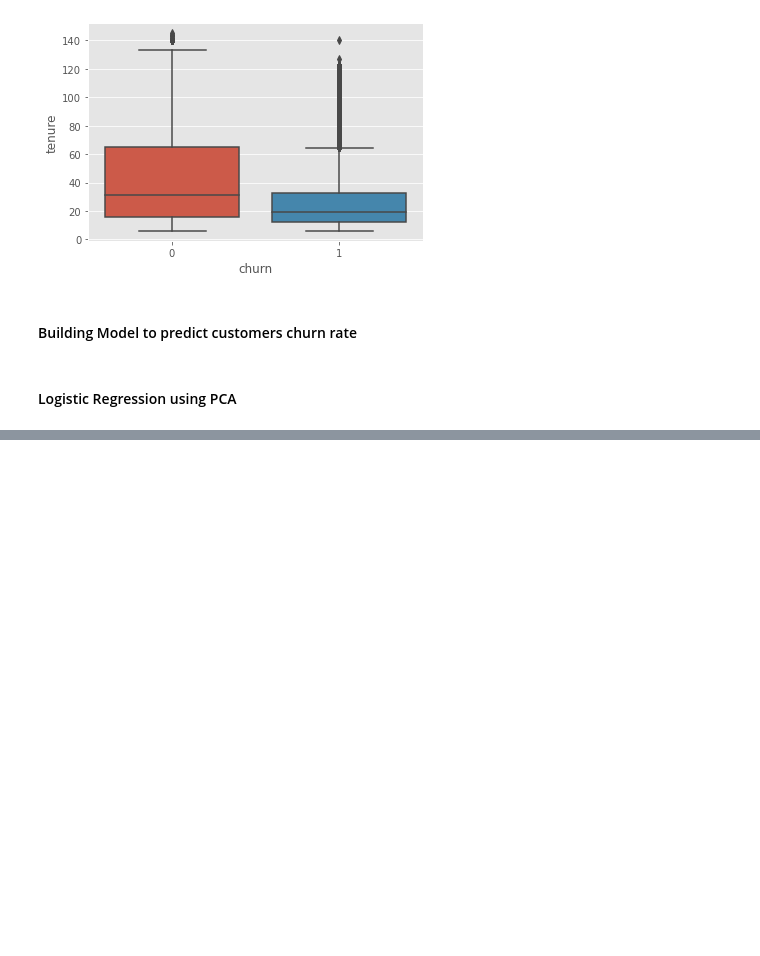
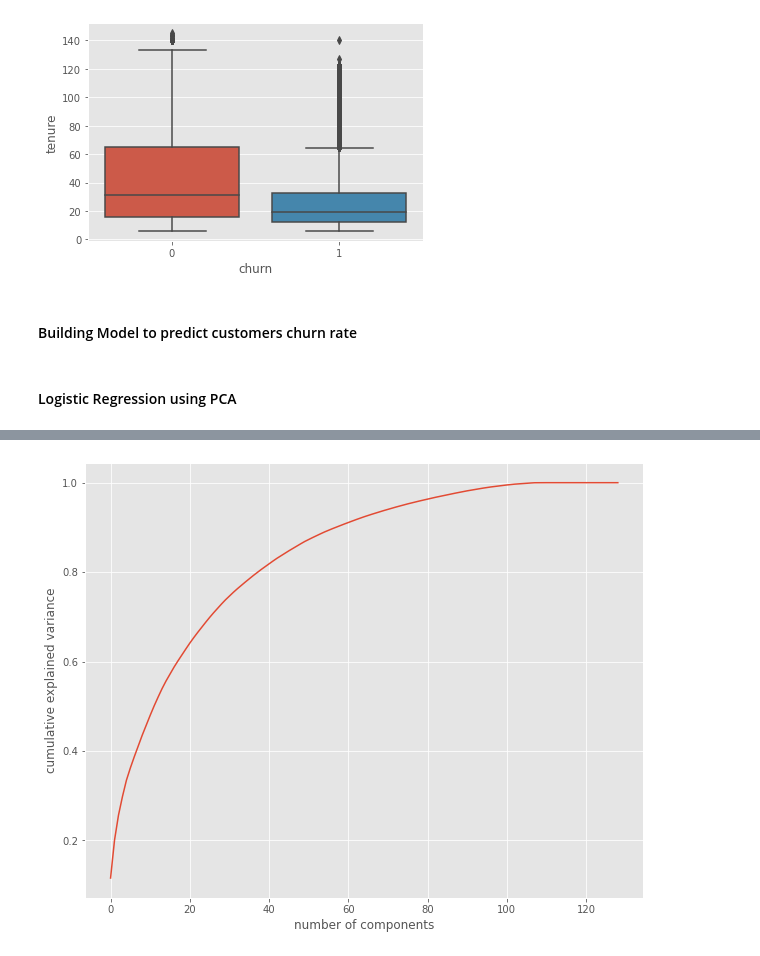
Before and after one commit to bappib/telecom_churn_CS, a Jupyter notebook: Telecom Churn Case Study - DS C52.ipynb, the cells around one changed output, grey strips where cells are left out. Saved outputs shown, nothing was run; the diff lists cells and outputs as text; code cells hidden in the pictures; blank space fills up the shorter version.

```diff
--- a/Telecom Churn Case Study - DS C52.ipynb
+++ b/Telecom Churn Case Study - DS C52.ipynb
@@ -506,2 +527,0 @@ ValueError: could not convert string to float: '6/21/2014'
-# %%
-X = scaler.fit_transform(X)
@@ -507,0 +572,10 @@ X = scaler.fit_transform(X)
+# %%
+pca = PCA(svd_solver='randomized', random_state=100)
+pca.fit(X)
+fig = plt.figure(figsize = (10,8))
+plt.plot(np.cumsum(pca.explained_variance_ratio_))
+plt.xlabel('number of components')
+plt.ylabel('cumulative explained variance')
+plt.show()
+# %% [output]
+[figure, added]
```
Also changed, not shown: parts of 43 cells of this notebook.
